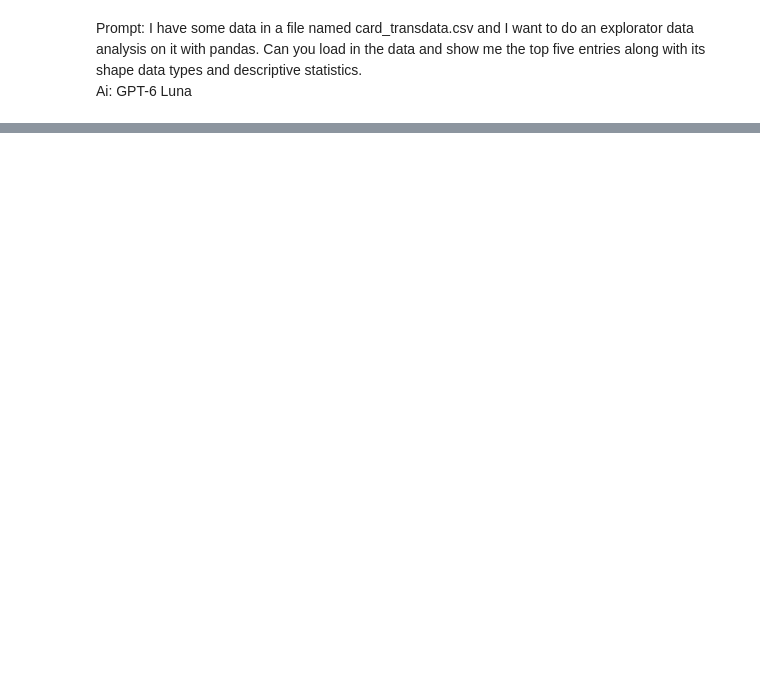
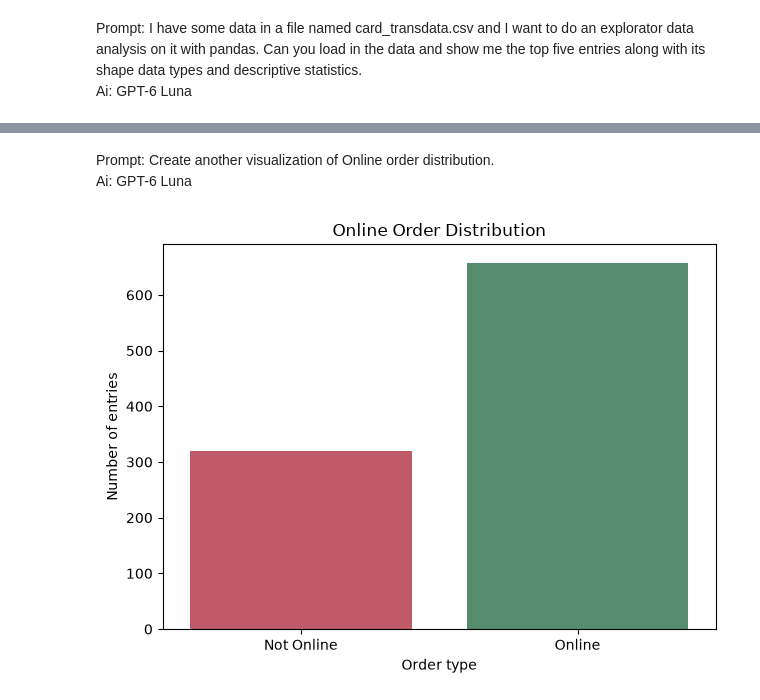
Before and after one commit to CarsonSpenn99/DataScience, a Jupyter notebook: code.ipynb, the cells around one changed output, grey strips where cells are left out. Saved outputs shown, nothing was run; the diff lists cells and outputs as text; code cells hidden in the pictures; blank space fills up the shorter version.

```diff
--- a/code.ipynb
+++ b/code.ipynb
@@ -56,0 +163,24 @@ Prompt: Display how many values are missing in each row.
+# %% [markdown]
+Prompt: Create another visualization of Online order distribution.
+<br>Ai: GPT-6 Luna
+# %%
+import matplotlib.pyplot as plt
+import seaborn as sns
+
+online_status = cleaned_df["online_order"].map({0: "Not Online", 1: "Online"})
+
+sns.countplot(
+    x=online_status,
+    hue=online_status,
+    order=["Not Online", "Online"],
+    hue_order=["Not Online", "Online"],
+    palette={"Not Online": "#D1495B", "Online": "#4C956C"},
+    legend=False,
+)
+plt.title("Online Order Distribution")
+plt.xlabel("Order type")
+plt.ylabel("Number of entries")
+plt.tight_layout()
+plt.show()
+# %% [output]
+[figure, added]
```
Also changed, not shown: parts of 21 cells of this notebook.
